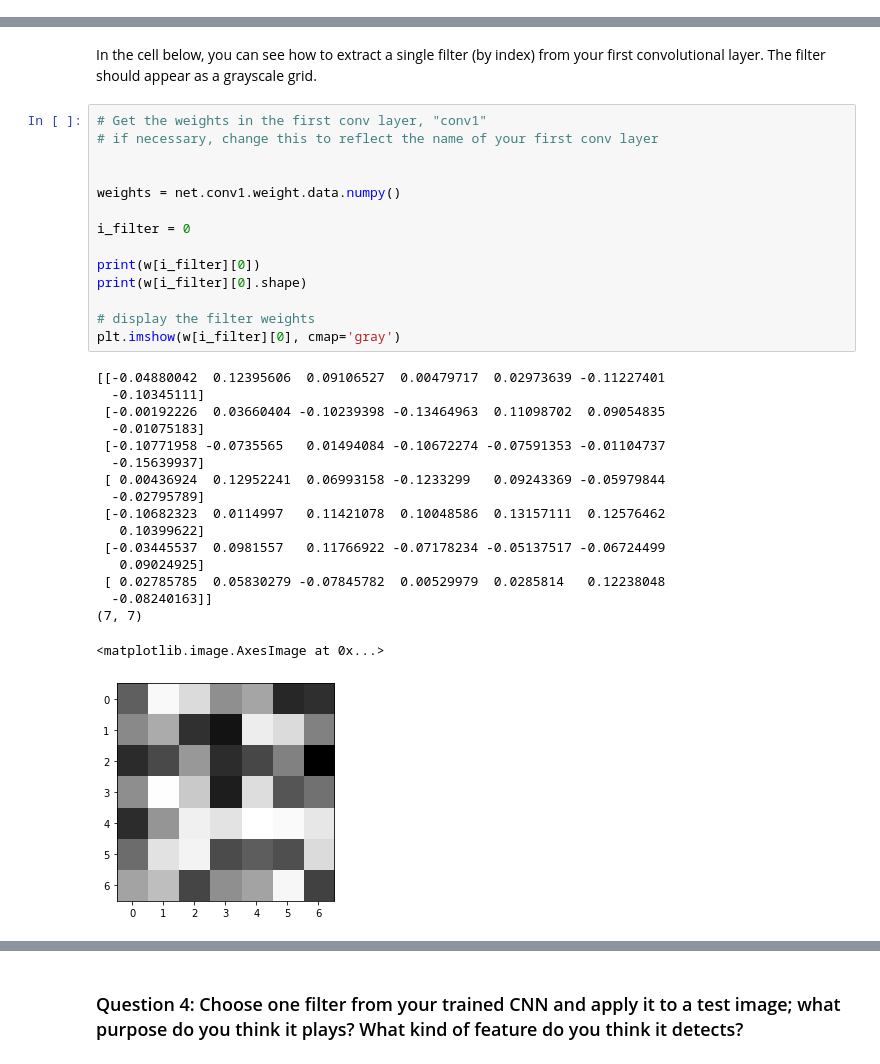
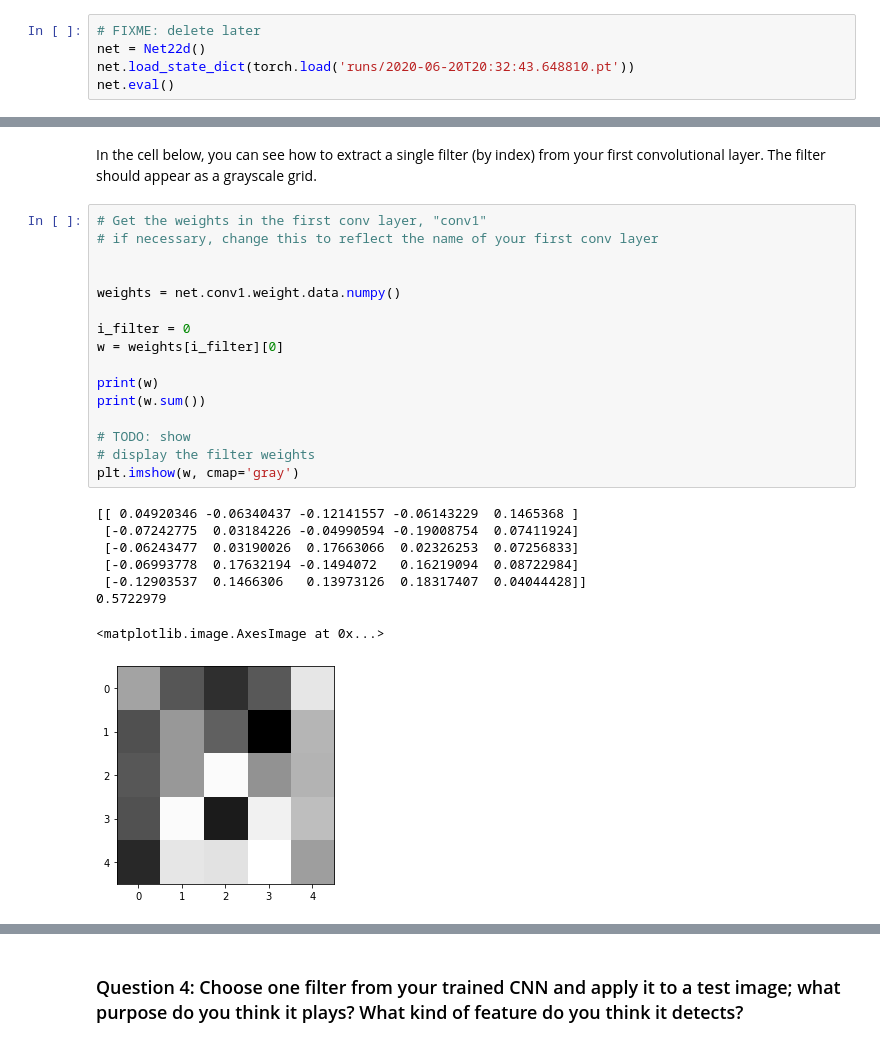
Before and after one commit to okoham/uda-ai-keypoints, a Jupyter notebook: 2. Define the Network Architecture.ipynb, the cells around one changed output, grey strips where cells are left out. Saved outputs shown, nothing was run; the diff lists cells and outputs as text.

```diff
--- a/2. Define the Network Architecture.ipynb
+++ b/2. Define the Network Architecture.ipynb
@@ -497,3 +578,8 @@ model_name = 'keypoints_model_4.pt'
 
 # after training, save your model parameters in the dir 'saved_models'
 torch.save(net.state_dict(), model_dir+model_name)
+# %%
+# FIXME: delete later
+net = Net22d()
+net.load_state_dict(torch.load('runs/2020-06-20T20:32:43.648810.pt'))
+net.eval()
@@ -520,35 +617,28 @@ In the cell below, you can see how to extract a single filter (by index) from yo
 # %%
 # Get the weights in the first conv layer, "conv1"
 # if necessary, change this to reflect the name of your first conv layer
 
 
 weights = net.conv1.weight.data.numpy()
 
 i_filter = 0
+w = weights[i_filter][0]
 
-print(w[i_filter][0])
-print(w[i_filter][0].shape)
+print(w)
+print(w.sum())
 
+# TODO: show
 # display the filter weights
-plt.imshow(w[i_filter][0], cmap='gray')
+plt.imshow(w, cmap='gray')
 # %% [output]
-[[-0.04880042  0.12395606  0.09106527  0.00479717  0.02973639 -0.11227401
-  -0.10345111]
- [-0.00192226  0.03660404 -0.10239398 -0.13464963  0.11098702  0.09054835
-  -0.01075183]
- [-0.10771958 -0.0735565   0.01494084 -0.10672274 -0.07591353 -0.01104737
-  -0.15639937]
- [ 0.00436924  0.12952241  0.06993158 -0.1233299   0.09243369 -0.05979844
-  -0.02795789]
- [-0.10682323  0.0114997   0.11421078  0.10048586  0.13157111  0.12576462
-   0.10399622]
- [-0.03445537  0.0981557   0.11766922 -0.07178234 -0.05137517 -0.06724499
-   0.09024925]
- [ 0.02785785  0.05830279 -0.07845782  0.00529979  0.0285814   0.12238048
-  -0.08240163]]
-(7, 7)
+[[ 0.04920346 -0.06340437 -0.12141557 -0.06143229  0.1465368 ]
+ [-0.07242775  0.03184226 -0.04990594 -0.19008754  0.07411924]
+ [-0.06243477  0.03190026  0.17663066  0.02326253  0.07256833]
+ [-0.06993778  0.17632194 -0.1494072   0.16219094  0.08722984]
+ [-0.12903537  0.1466306   0.13973126  0.18317407  0.04044428]]
+0.5722979
 <matplotlib.image.AxesImage at 0x...>
-[figure, old version]
+[figure, new version]
 # %% [markdown]
 ## Feature maps
 
```
Also changed, not shown: parts of 19 cells of this notebook, 5 other files.
